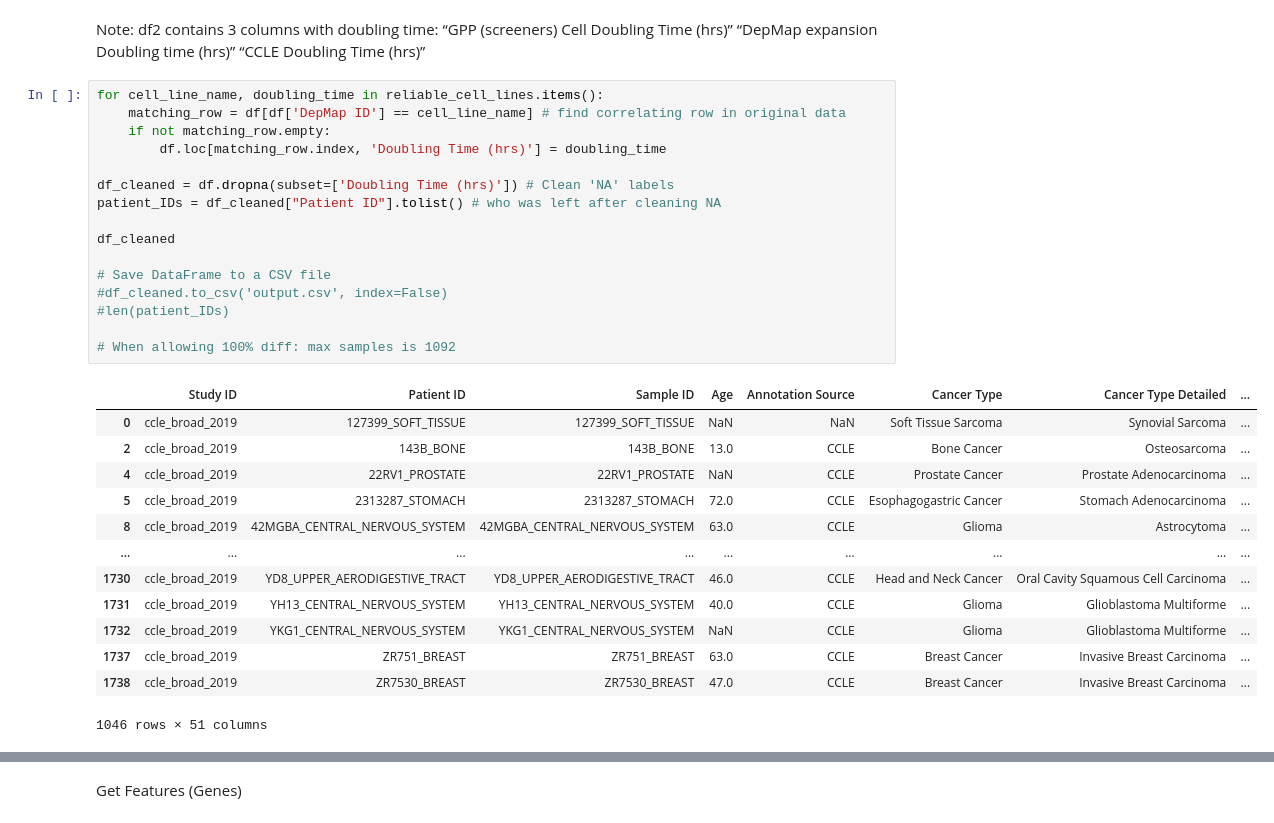
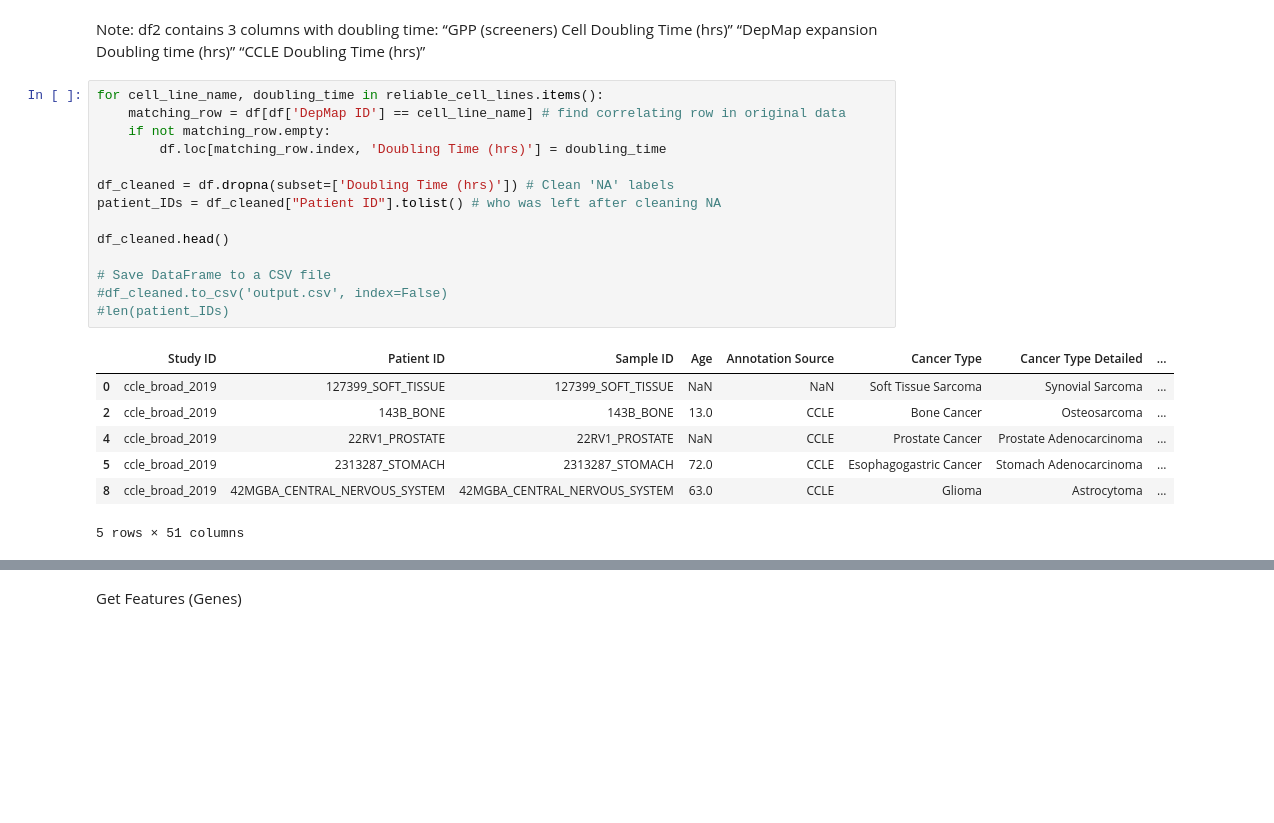
Before and after one commit to Gemini196/BioInformatics_, a Jupyter notebook: project_notebook.ipynb, the cells around one changed output, grey strips where cells are left out. Cells and saved outputs as stored; diff of their text form; blank space fills up the shorter version.

```diff
--- a/project_notebook.ipynb
+++ b/project_notebook.ipynb
@@ -128,33 +118,25 @@ df2 contains 3 columns with doubling time:
 # %%
 for cell_line_name, doubling_time in reliable_cell_lines.items():
     matching_row = df[df['DepMap ID'] == cell_line_name] # find correlating row in original data
     if not matching_row.empty:
         df.loc[matching_row.index, 'Doubling Time (hrs)'] = doubling_time
 
 df_cleaned = df.dropna(subset=['Doubling Time (hrs)']) # Clean 'NA' labels
 patient_IDs = df_cleaned["Patient ID"].tolist() # who was left after cleaning NA
 
-df_cleaned
+df_cleaned.head()
 
 # Save DataFrame to a CSV file
 #df_cleaned.to_csv('output.csv', index=False)
 #len(patient_IDs)
-
-# When allowing 100% diff: max samples is 1092
 # %% [output]
 |  | Study ID | Patient ID | Sample ID | Age | Annotation Source | Cancer Type | Cancer Type Detailed | ... |
 | 0 | ccle_broad_2019 | 127399_SOFT_TISSUE | 127399_SOFT_TISSUE | NaN | NaN | Soft Tissue Sarcoma | Synovial Sarcoma | ... |
 | 2 | ccle_broad_2019 | 143B_BONE | 143B_BONE | 13.0 | CCLE | Bone Cancer | Osteosarcoma | ... |
 | 4 | ccle_broad_2019 | 22RV1_PROSTATE | 22RV1_PROSTATE | NaN | CCLE | Prostate Cancer | Prostate Adenocarcinoma | ... |
 | 5 | ccle_broad_2019 | 2313287_STOMACH | 2313287_STOMACH | 72.0 | CCLE | Esophagogastric Cancer | Stomach Adenocarcinoma | ... |
 | 8 | ccle_broad_2019 | 42MGBA_CENTRAL_NERVOUS_SYSTEM | 42MGBA_CENTRAL_NERVOUS_SYSTEM | 63.0 | CCLE | Glioma | Astrocytoma | ... |
-| ... | ... | ... | ... | ... | ... | ... | ... | ... |
-| 1730 | ccle_broad_2019 | YD8_UPPER_AERODIGESTIVE_TRACT | YD8_UPPER_AERODIGESTIVE_TRACT | 46.0 | CCLE | Head and Neck Cancer | Oral Cavity Squamous Cell Carcinoma | ... |
-| 1731 | ccle_broad_2019 | YH13_CENTRAL_NERVOUS_SYSTEM | YH13_CENTRAL_NERVOUS_SYSTEM | 40.0 | CCLE | Glioma | Glioblastoma Multiforme | ... |
-| 1732 | ccle_broad_2019 | YKG1_CENTRAL_NERVOUS_SYSTEM | YKG1_CENTRAL_NERVOUS_SYSTEM | NaN | CCLE | Glioma | Glioblastoma Multiforme | ... |
-| 1737 | ccle_broad_2019 | ZR751_BREAST | ZR751_BREAST | 63.0 | CCLE | Breast Cancer | Invasive Breast Carcinoma | ... |
-| 1738 | ccle_broad_2019 | ZR7530_BREAST | ZR7530_BREAST | 47.0 | CCLE | Breast Cancer | Invasive Breast Carcinoma | ... |
-1046 rows × 51 columns
+5 rows × 51 columns
 # %%
 # Load RNA expression data (use Reads Per Kilobase data)
 expression_df = pd.read_csv('./DATA/ccle_broad_2019/data_mrna_seq_rpkm.txt',  sep='\t')
```
Also changed, not shown: parts of 25 cells of this notebook.
